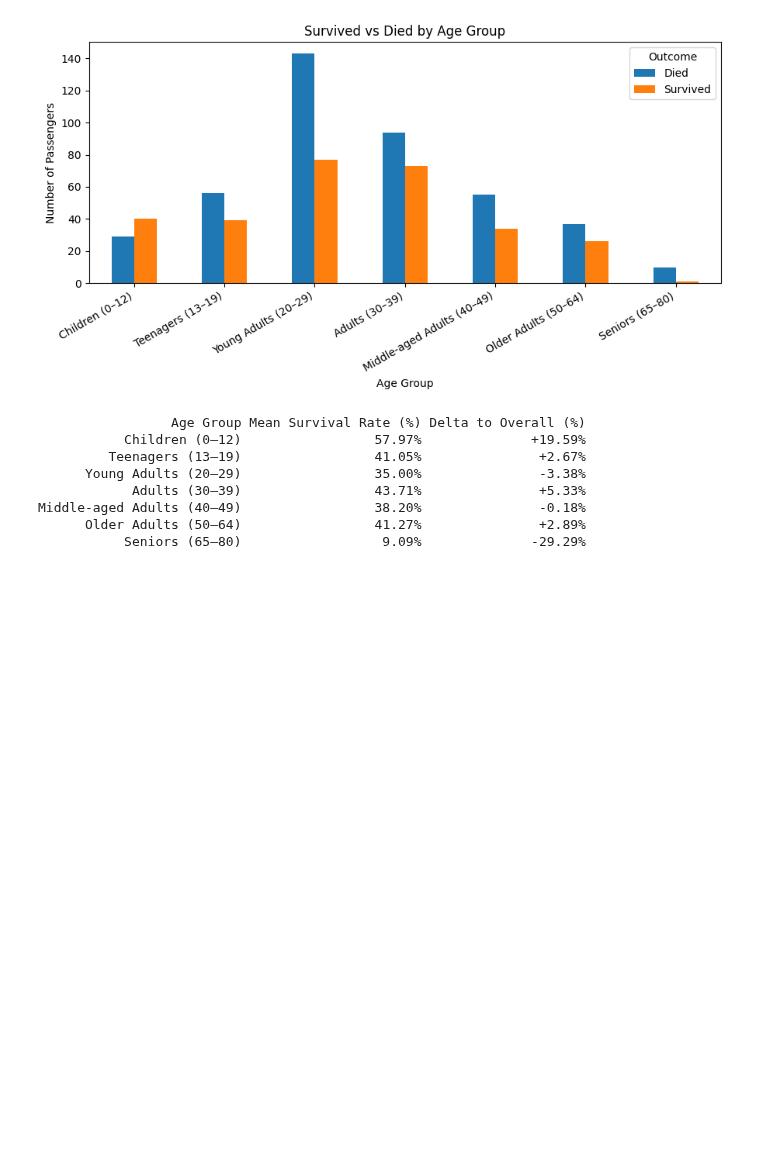
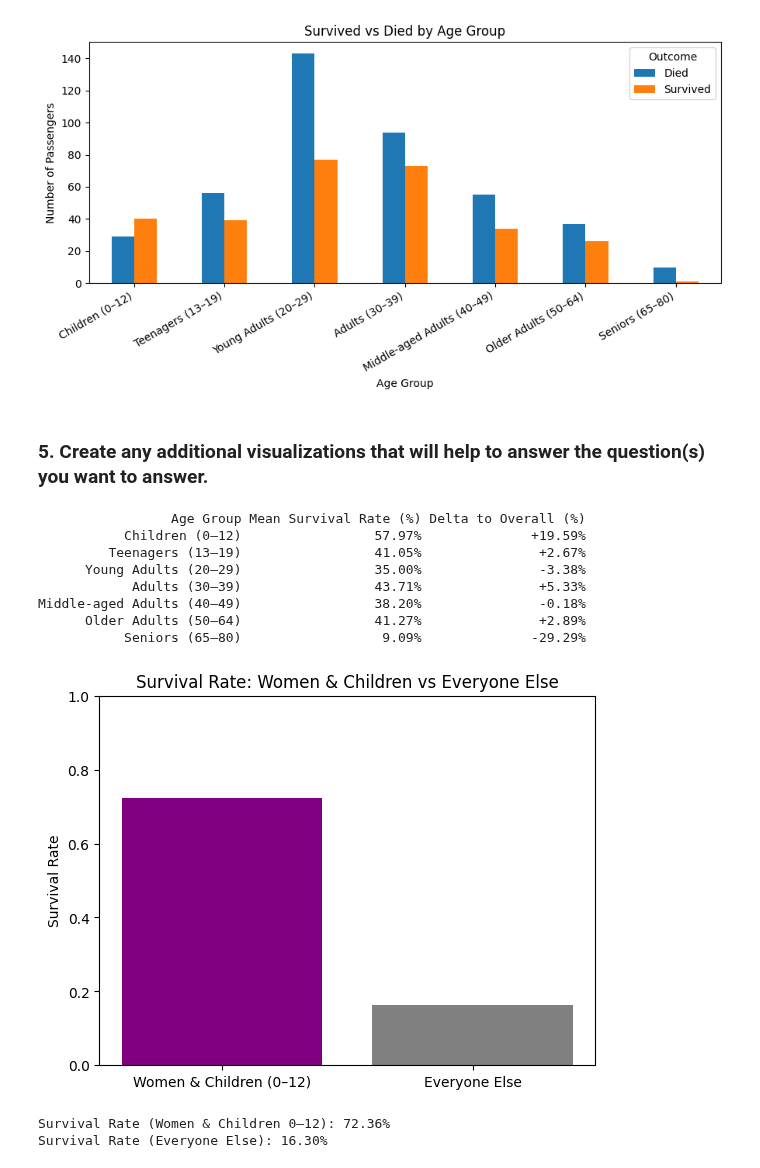
Before and after one commit to gabriel-joseph/data_science_portfolio, a Jupyter notebook: fall2025/dsc630_data_prediction/week1/week1_gabriel_vance_assignment1.2.ipynb, the cells around one changed output. Drawn from its saved outputs; the diff is of its cells as text; code cells hidden in the pictures; blank space fills up the shorter version.

```diff
--- a/fall2025/dsc630_data_prediction/week1/week1_gabriel_vance_assignment1.2.ipynb
+++ b/fall2025/dsc630_data_prediction/week1/week1_gabriel_vance_assignment1.2.ipynb
@@ -165,4 +163,6 @@ plt.tight_layout()
 plt.show()
 # %% [output]
 [figure]
+# %% [markdown]
+### 5. Create any additional visualizations that will help to answer the question(s) you want to answer.
 # %%
@@ -206,3 +206,33 @@ print(
 Middle-aged Adults (40–49)                 38.20%               -0.18%
       Older Adults (50–64)                 41.27%               +2.89%
            Seniors (65–80)                  9.09%              -29.29%
+# %%
+# Create a mask for women and children (age 0-12)
+women_mask = df['Sex'] == 'female'
+children_mask = df['AgeGroup'] == 'Children (0–12)'
+
+# Group 1: Women and Children (0–12)
+group1_mask = women_mask | children_mask
+group1_survival_rate = df.loc[group1_mask, 'Survived'].mean()
+
+# Group 2: Everyone else
+group2_mask = ~group1_mask
+group2_survival_rate = df.loc[group2_mask, 'Survived'].mean()
+
+# Prepare data for bar chart
+groups = ['Women & Children (0–12)', 'Everyone Else']
+rates = [group1_survival_rate, group2_survival_rate]
+
+plt.bar(groups, rates, color=['purple', 'gray'])
+plt.ylabel('Survival Rate')
+plt.title('Survival Rate: Women & Children vs Everyone Else')
+plt.ylim(0, 1)
+plt.show()
+# %% [output]
+[figure, added]
+# %%
+print(f"Survival Rate (Women & Children 0–12): {group1_survival_rate:.2%}")
+print(f"Survival Rate (Everyone Else): {group2_survival_rate:.2%}")
+# %% [output]
+Survival Rate (Women & Children 0–12): 72.36%
+Survival Rate (Everyone Else): 16.30%
```
Also changed, not shown: parts of 14 cells of this notebook, 19 other files.
